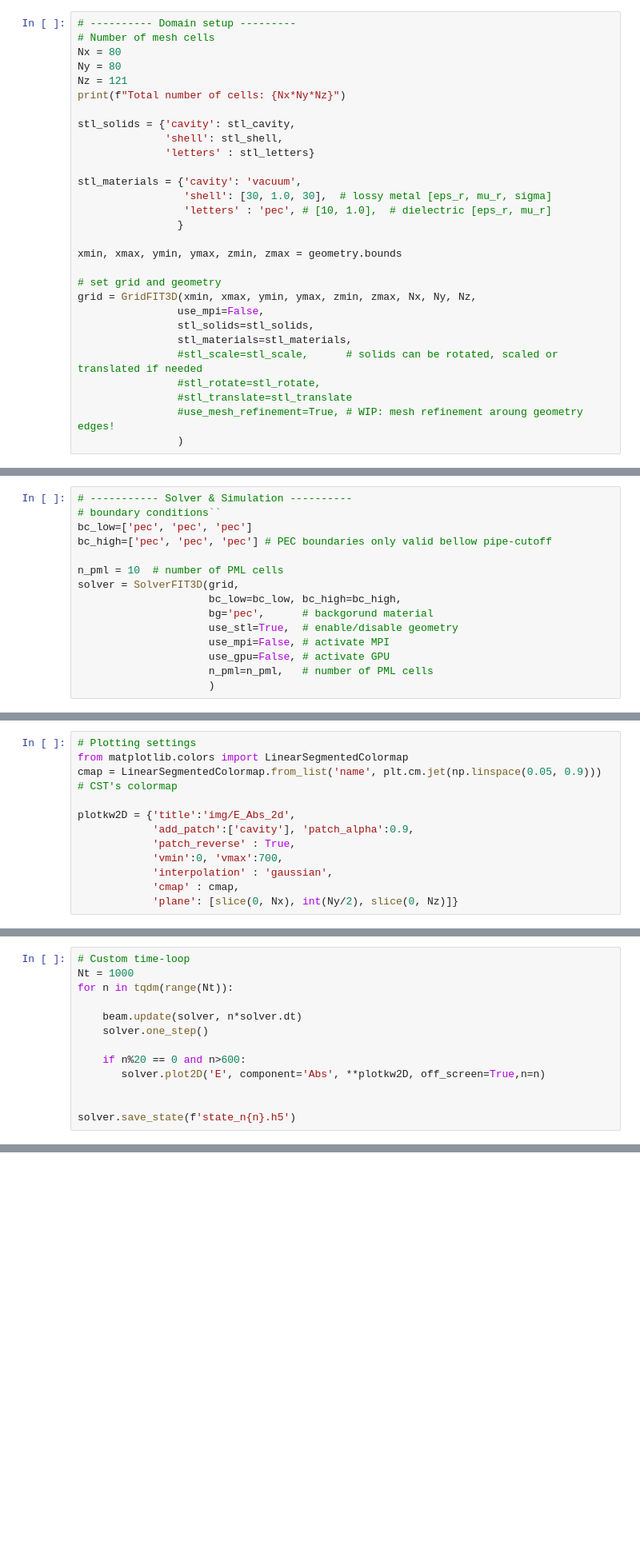
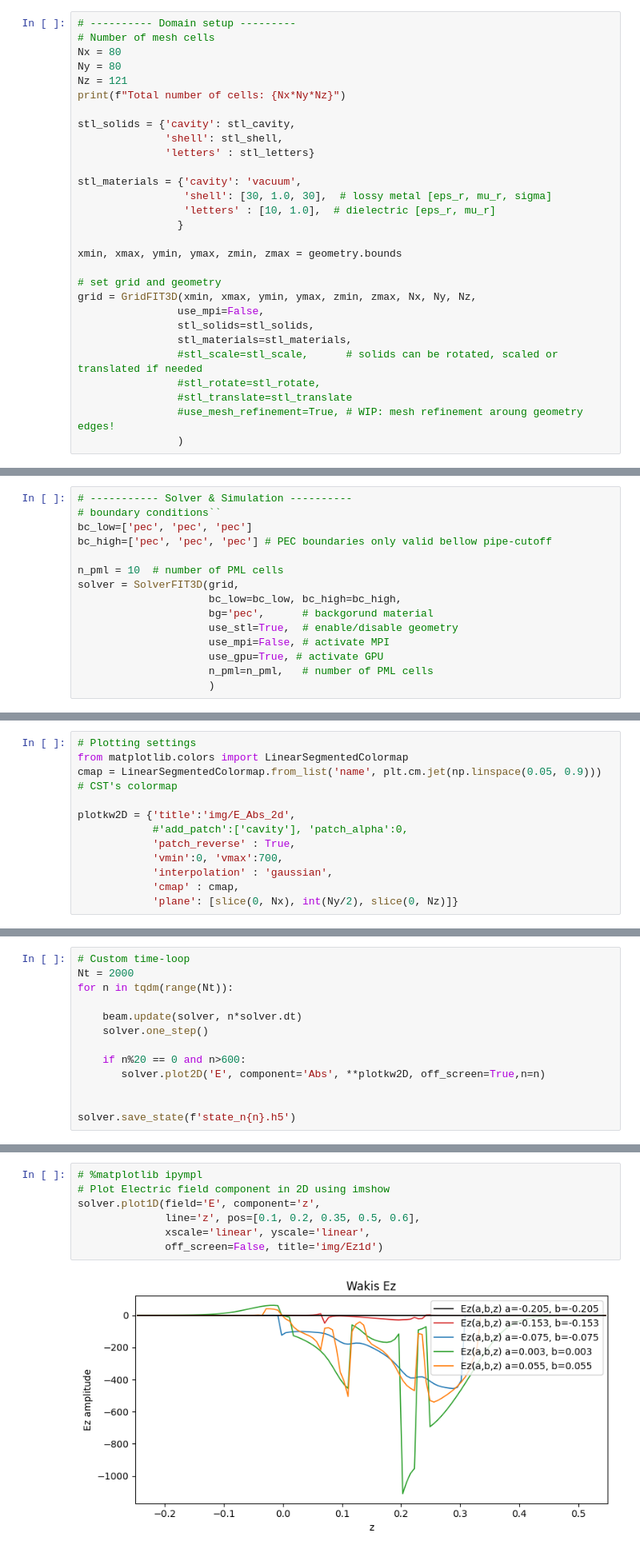
Before and after one commit to ImpedanCEI/CEI-meeting-hands-on, a Jupyter notebook: 001_wakefield_simulation.ipynb, the cells around one changed output, grey strips where cells are left out. Shown at 80% size. Cells and saved outputs as stored; diff of their text form; blank space fills up the shorter version.

```diff
--- a/001_wakefield_simulation.ipynb
+++ b/001_wakefield_simulation.ipynb
@@ -137,7 +135,7 @@ stl_solids = {'cavity': stl_cavity,
 
 stl_materials = {'cavity': 'vacuum',
                  'shell': [30, 1.0, 30],  # lossy metal [eps_r, mu_r, sigma]
-                 'letters' : 'pec', # [10, 1.0],  # dielectric [eps_r, mu_r]
+                 'letters' : [10, 1.0],  # dielectric [eps_r, mu_r]
                 }
 
 xmin, xmax, ymin, ymax, zmin, zmax = geometry.bounds
@@ -195,7 +190,7 @@ solver = SolverFIT3D(grid,
                      bg='pec',      # backgorund material
                      use_stl=True,  # enable/disable geometry
                      use_mpi=False, # activate MPI
-                     use_gpu=False, # activate GPU
+                     use_gpu=True, # activate GPU
                      n_pml=n_pml,   # number of PML cells
                      )
 # %% [output]
@@ -263,7 +259,7 @@ from matplotlib.colors import LinearSegmentedColormap
 cmap = LinearSegmentedColormap.from_list('name', plt.cm.jet(np.linspace(0.05, 0.9))) # CST's colormap
 
 plotkw2D = {'title':'img/E_Abs_2d',
-            'add_patch':['cavity'], 'patch_alpha':0.9,
+            #'add_patch':['cavity'], 'patch_alpha':0,
             'patch_reverse' : True,
             'vmin':0, 'vmax':700,
             'interpolation' : 'gaussian',
@@ -272,6 +270,6 @@ plotkw2D = {'title':'img/E_Abs_2d',
 # %%
 # Custom time-loop
-Nt = 1000
+Nt = 2000
 for n in tqdm(range(Nt)):
 
     beam.update(solver, n*solver.dt)
@@ -318,0 +315,9 @@ solver.E.inspect(cmap='bwr', plane='XZ', dpi=200)
+# %%
+# %matplotlib ipympl
+# Plot Electric field component in 2D using imshow
+solver.plot1D(field='E', component='z',
+              line='z', pos=[0.1, 0.2, 0.35, 0.5, 0.6],
+              xscale='linear', yscale='linear',
+              off_screen=False, title='img/Ez1d')
+# %% [output]
+[figure, added]
```
Also changed, not shown: parts of 32 cells of this notebook, 1 other file.
